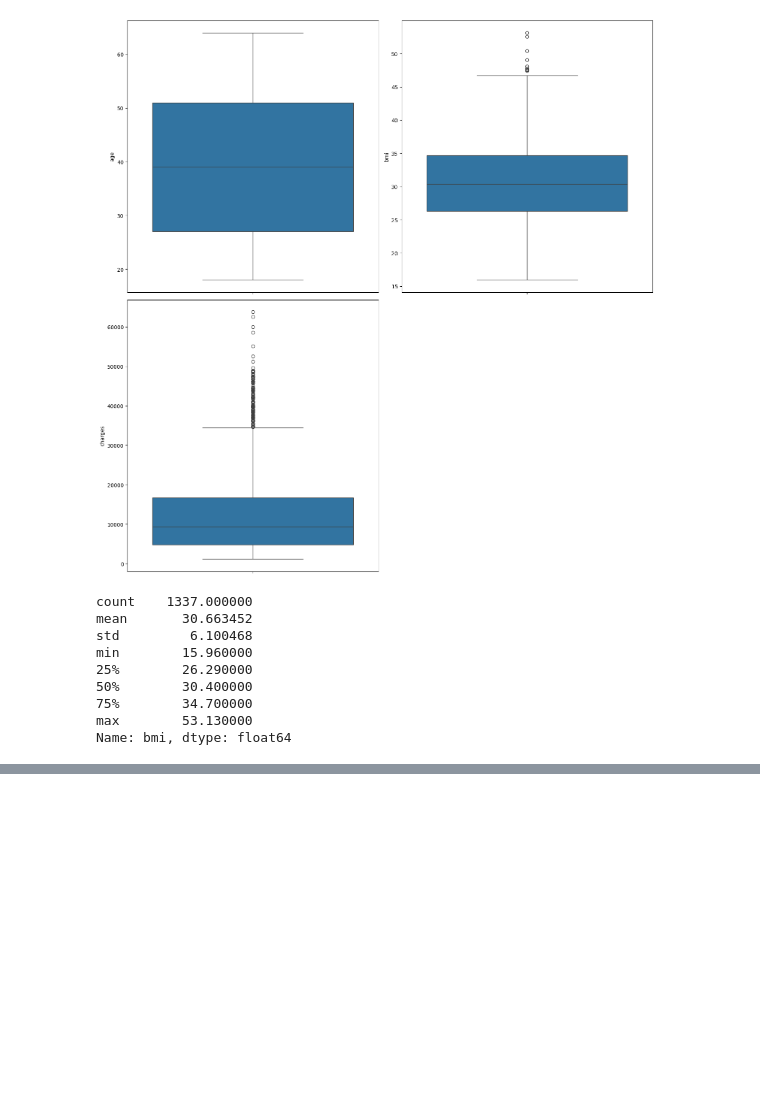
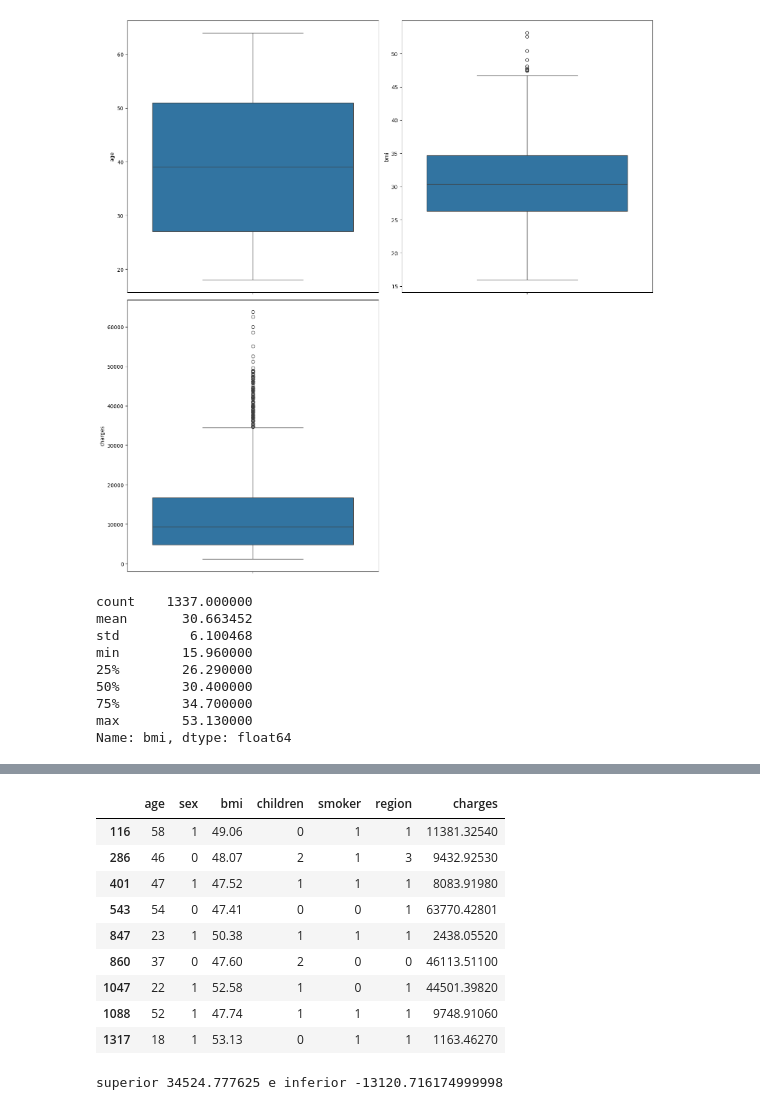
Before and after one commit to bartowen/linear_regression, a Jupyter notebook: src/explore.ipynb, the cells around one changed output, grey strips where cells are left out. Drawn from its saved outputs; the diff is of its cells as text; code cells hidden in the pictures; blank space fills up the shorter version.

```diff
--- a/src/explore.ipynb
+++ b/src/explore.ipynb
@@ -292,0 +322,19 @@ ut.analisis_ric('age',df)
+# %%
+df_bmi = df[df['bmi']> 47.31500000000001]
+
+df_bmi
+# %% [output]
+|  | age | sex | bmi | children | smoker | region | charges |
+| 116 | 58 | 1 | 49.06 | 0 | 1 | 1 | 11381.32540 |
+| 286 | 46 | 0 | 48.07 | 2 | 1 | 3 | 9432.92530 |
+| 401 | 47 | 1 | 47.52 | 1 | 1 | 1 | 8083.91980 |
+| 543 | 54 | 0 | 47.41 | 0 | 0 | 1 | 63770.42801 |
+| 847 | 23 | 1 | 50.38 | 1 | 1 | 1 | 2438.05520 |
+| 860 | 37 | 0 | 47.60 | 2 | 0 | 0 | 46113.51100 |
+| 1047 | 22 | 1 | 52.58 | 1 | 0 | 1 | 44501.39820 |
+| 1088 | 52 | 1 | 47.74 | 1 | 1 | 1 | 9748.91060 |
+| 1317 | 18 | 1 | 53.13 | 0 | 1 | 1 | 1163.46270 |
+# %%
+ut.analisis_ric('charges',df)
+# %% [output]
+superior 34524.777625 e inferior -13120.716174999998
```
Also changed, not shown: parts of 9 cells of this notebook.
